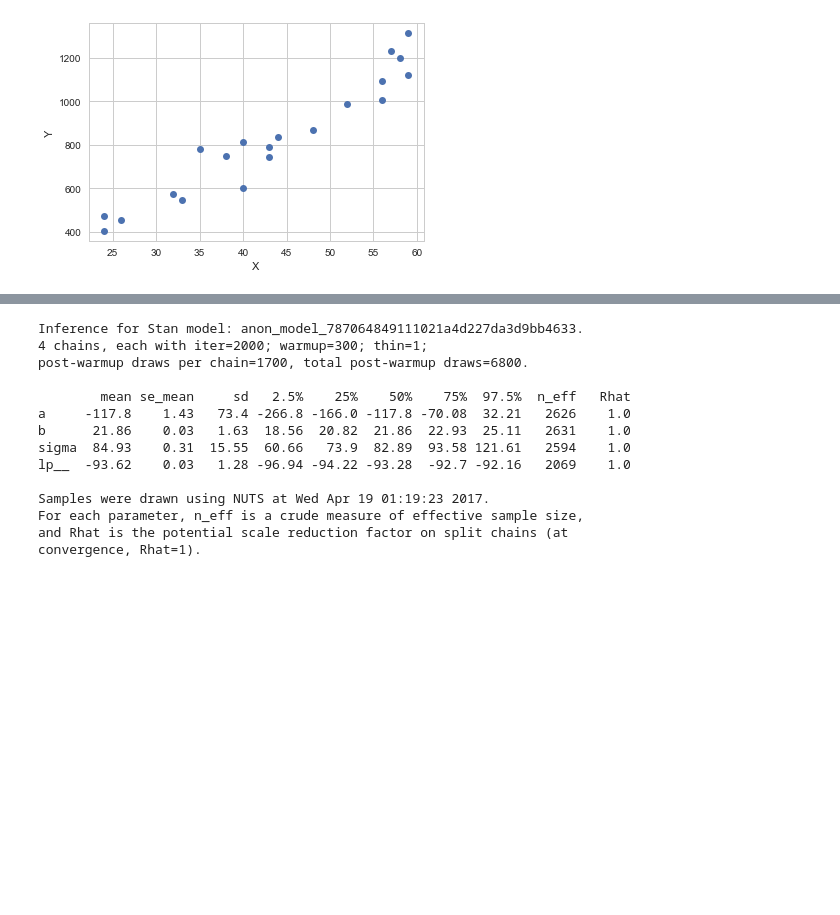
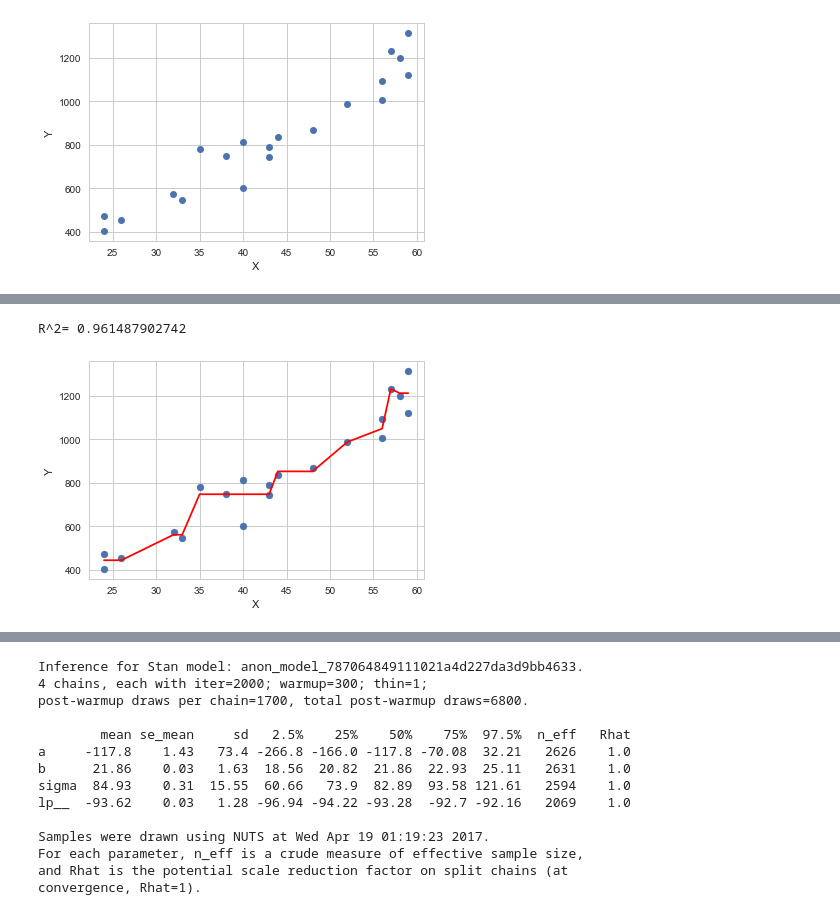
Before and after one commit to hirohisakubota/RstanBook, a Jupyter notebook: chap04/stan_modeling_4_1.ipynb, the cells around one changed output, grey strips where cells are left out. Saved outputs shown, nothing was run; the diff lists cells and outputs as text; code cells hidden in the pictures; blank space fills up the shorter version.

Commit message:
DecisionTreeRegressor and RandomForestRegressor

```diff
--- a/chap04/stan_modeling_4_1.ipynb
+++ b/chap04/stan_modeling_4_1.ipynb
@@ -37,0 +40,13 @@ R^2= 0.920412655854
+# %%
+from sklearn.tree import DecisionTreeRegressor
+tree = DecisionTreeRegressor(max_depth=3)
+tree.fit(d['X'][:, np.newaxis], d['Y'])
+y_tree = tree.predict(d['X'][:, np.newaxis])
+plt.scatter(d['X'], data['Y'])
+plt.plot(d['X'], y_tree,  color = 'red')
+print('R^2=', tree.score(d["X"][:, np.newaxis], d["Y"] ))
+plt.xlabel('X')
+plt.ylabel('Y');
+# %% [output]
+R^2= 0.961487902742
+[figure, added]
```
Also changed, not shown: parts of 3 cells of this notebook, 1 other file.
